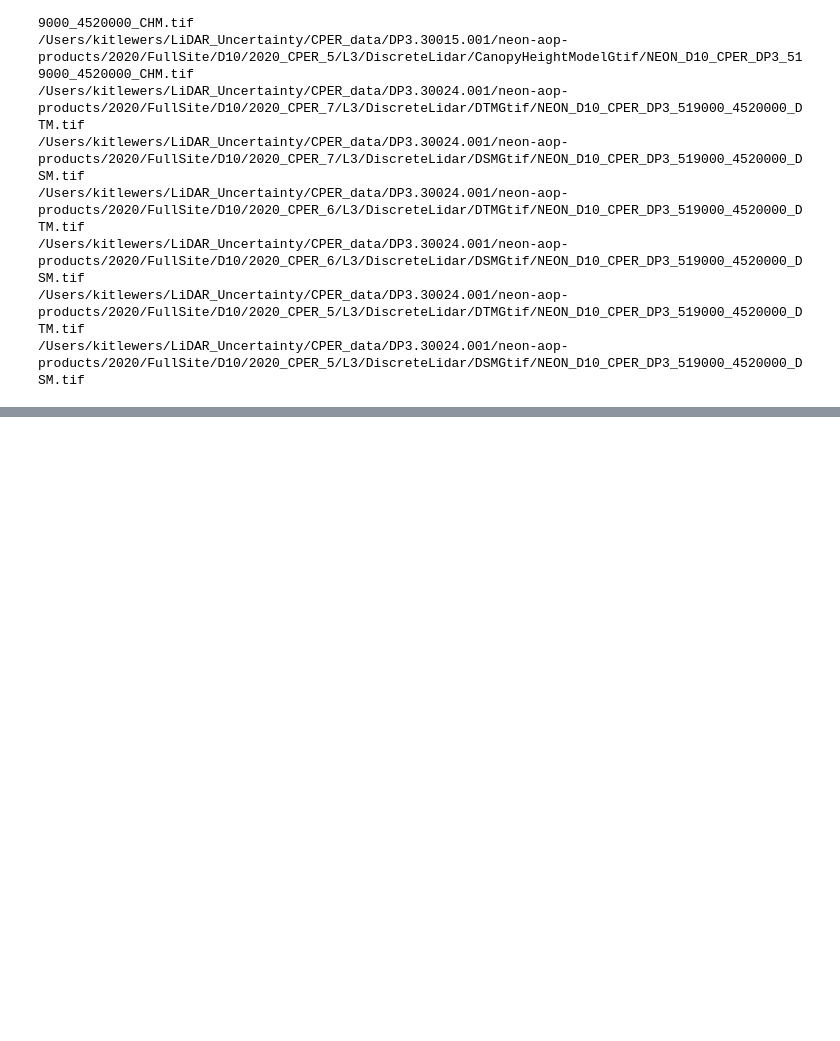
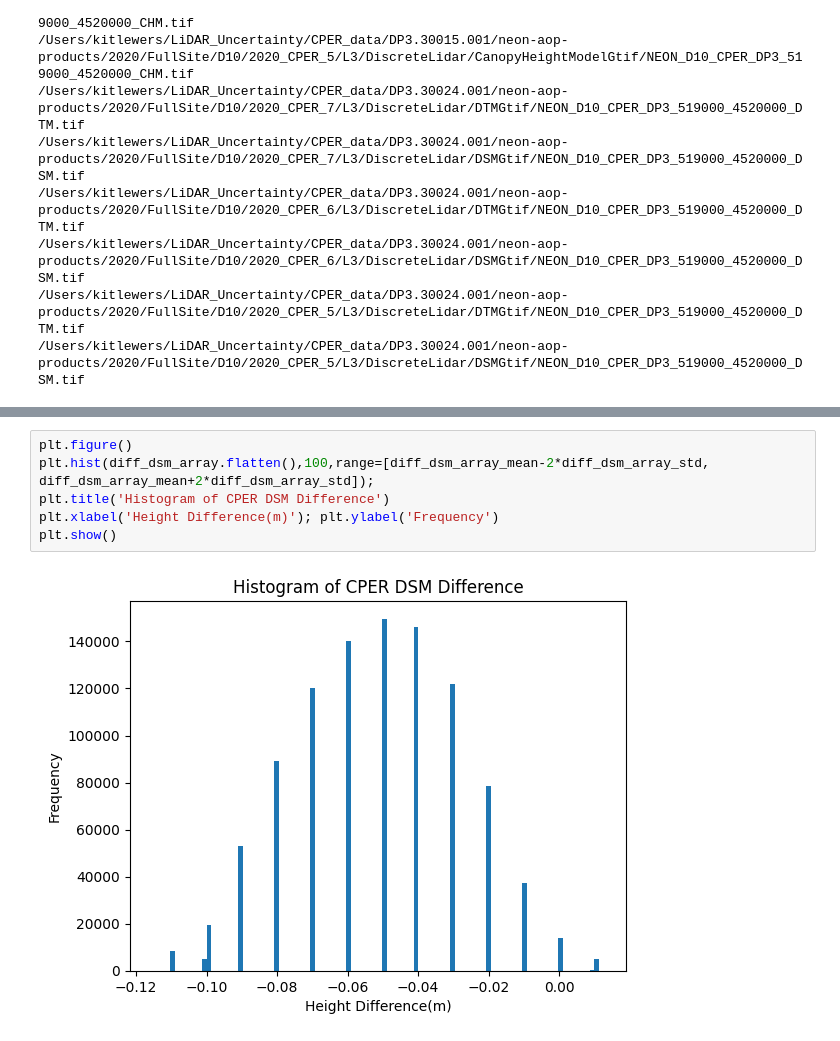
Before and after one commit to kllewers/May_NEON_Ambassador_Tutorial, a Jupyter notebook: code/CPER_LiDAR.ipynb, the cells around one changed output, grey strips where cells are left out. Cells and saved outputs as stored; diff of their text form; blank space fills up the shorter version.

```diff
--- a/code/CPER_LiDAR.ipynb
+++ b/code/CPER_LiDAR.ipynb
@@ -53,0 +119,8 @@ list_files(dem_dir)
+# %%
+plt.figure()
+plt.hist(diff_dsm_array.flatten(),100,range=[diff_dsm_array_mean-2*diff_dsm_array_std, diff_dsm_array_mean+2*diff_dsm_array_std]);
+plt.title('Histogram of CPER DSM Difference')
+plt.xlabel('Height Difference(m)'); plt.ylabel('Frequency')
+plt.show()
+# %% [output]
+[figure, added]
```
Also changed, not shown: parts of 17 cells of this notebook.
